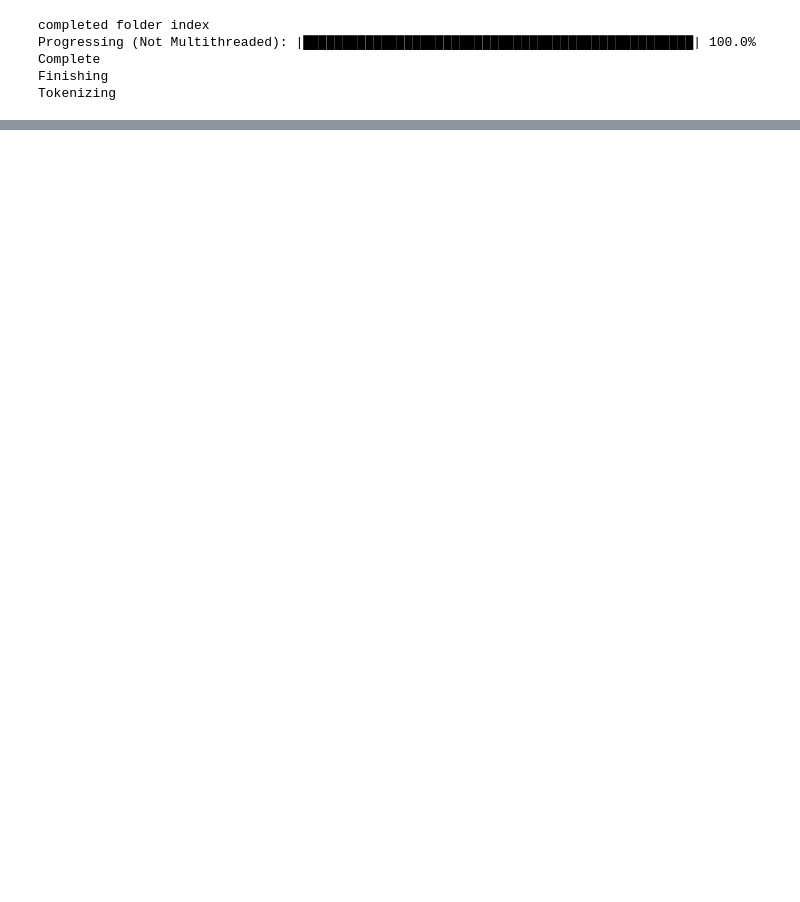
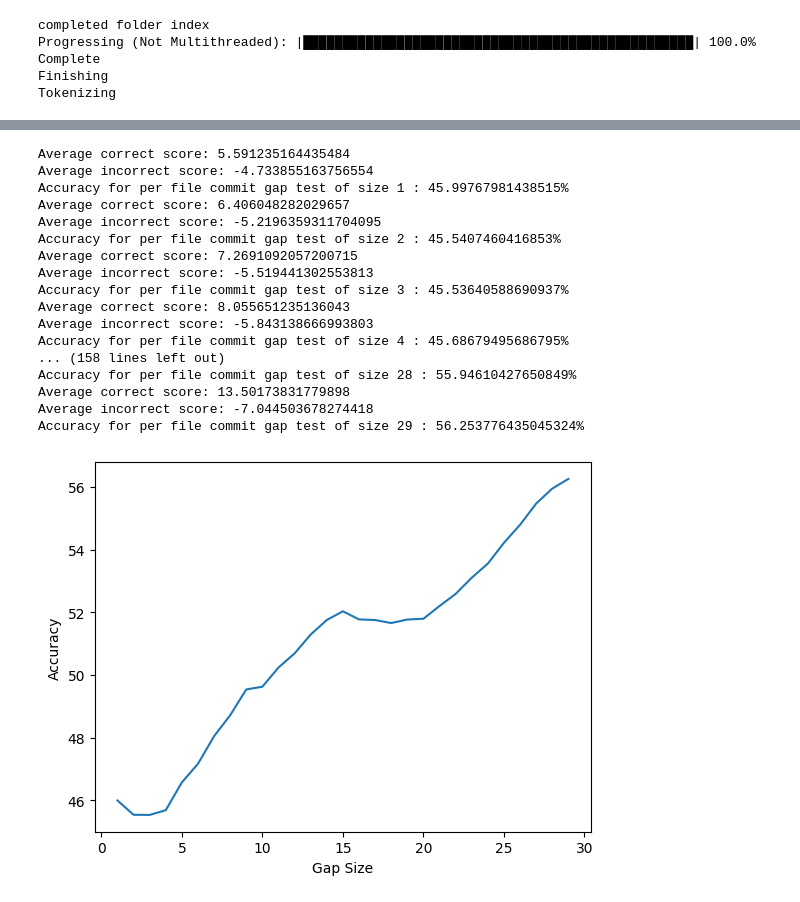
Before and after one commit to alihaider1264/SCA-ML-grade, a Jupyter notebook: Model-Generation/TestingNotebook1.ipynb, the cells around one changed output, grey strips where cells are left out. Saved outputs shown, nothing was run; the diff lists cells and outputs as text; code cells hidden in the pictures; blank space fills up the shorter version.

```diff
--- a/Model-Generation/TestingNotebook1.ipynb
+++ b/Model-Generation/TestingNotebook1.ipynb
@@ -236,0 +286,16 @@ Accuracy: 48.9451476793249%
+# %%
+#per file commit simple test, checks if the previous commit is less than or equal to the current commit
+correct = 0
+equal = 0
+total = 0
+for dataframe in dataframes:
+    for i in range(1, len(dataframe)):
+        #make sure that the length of the dataframe is greater than 1
+        if (dataframe[i]["predictedGrade"] < dataframe[i - 1]["predictedGrade"]):
+            correct += 1
+            total += 1
+        elif (dataframe[i]["predictedGrade"] == dataframe[i - 1]["predictedGrade"]):
+            equal += 1
+        else:
+            total += 1
+print ("Accuracy for per commit simple test: " + str(correct/total * 100) + "%")
@@ -236,0 +304,64 @@ Accuracy: 48.9451476793249%
+# %%
+#per file commit gap test, checks if the previous commit is less than or equal to the current commit in a gap of 10
+
+def gapTest(gap):
+    correct = 0
+    equal = 0
+    total = 0
+    avgCorrectScore = 0
+    avgIncorrectScore = 0
+    for dataframe in dataframes:
+        for i in range(gap, len(dataframe)):
+            #make sure that the length of the dataframe is greater than 1
+            if (dataframe[i]["predictedGrade"] > dataframe[i - gap]["predictedGrade"]):
+                correct += 1
+                avgCorrectScore += dataframe[i]["predictedGrade"] - dataframe[i - gap]["predictedGrade"]
+                total += 1
+            elif (dataframe[i]["predictedGrade"] == dataframe[i - gap]["predictedGrade"]):
+                equal += 1
+            else:
+                avgIncorrectScore += dataframe[i]["predictedGrade"] - dataframe[i - gap]["predictedGrade"]
+                total += 1
+    if (total != 0):
+        avgCorrectScore /= correct
+        avgIncorrectScore /= total - correct
+        print ("Average correct score: " + str(avgCorrectScore))
+        print ("Average incorrect score: " + str(avgIncorrectScore))
+
+    print ("Accuracy for per file commit gap test of size " + str(gap) + " : " + str(correct/total * 100) + "%")
+
+    return correct/total * 100
+
+
+for i in range(1, 30):
+    gapTest(i)
+
+#graph this
+x = []
+y = []
+for i in range(1, 30):
+    x.append(i)
+    y.append(gapTest(i))
+plt.plot(x, y)
+plt.xlabel("Gap Size")
+plt.ylabel("Accuracy")
+plt.show()
+# %% [output]
+Average correct score: 5.591235164435484
+Average incorrect score: -4.733855163756554
+Accuracy for per file commit gap test of size 1 : 45.99767981438515%
+Average correct score: 6.406048282029657
+Average incorrect score: -5.2196359311704095
+Accuracy for per file commit gap test of size 2 : 45.5407460416853%
+Average correct score: 7.2691092057200715
+Average incorrect score: -5.519441302553813
+Accuracy for per file commit gap test of size 3 : 45.53640588690937%
+Average correct score: 8.055651235136043
+Average incorrect score: -5.843138666993803
+Accuracy for per file commit gap test of size 4 : 45.68679495686795%
+... (158 lines left out)
+Accuracy for per file commit gap test of size 28 : 55.94610427650849%
+Average correct score: 13.50173831779898
+Average incorrect score: -7.044503678274418
+Accuracy for per file commit gap test of size 29 : 56.253776435045324%
+[figure, added]
```
Also changed, not shown: parts of 12 cells of this notebook, 1 other file.
